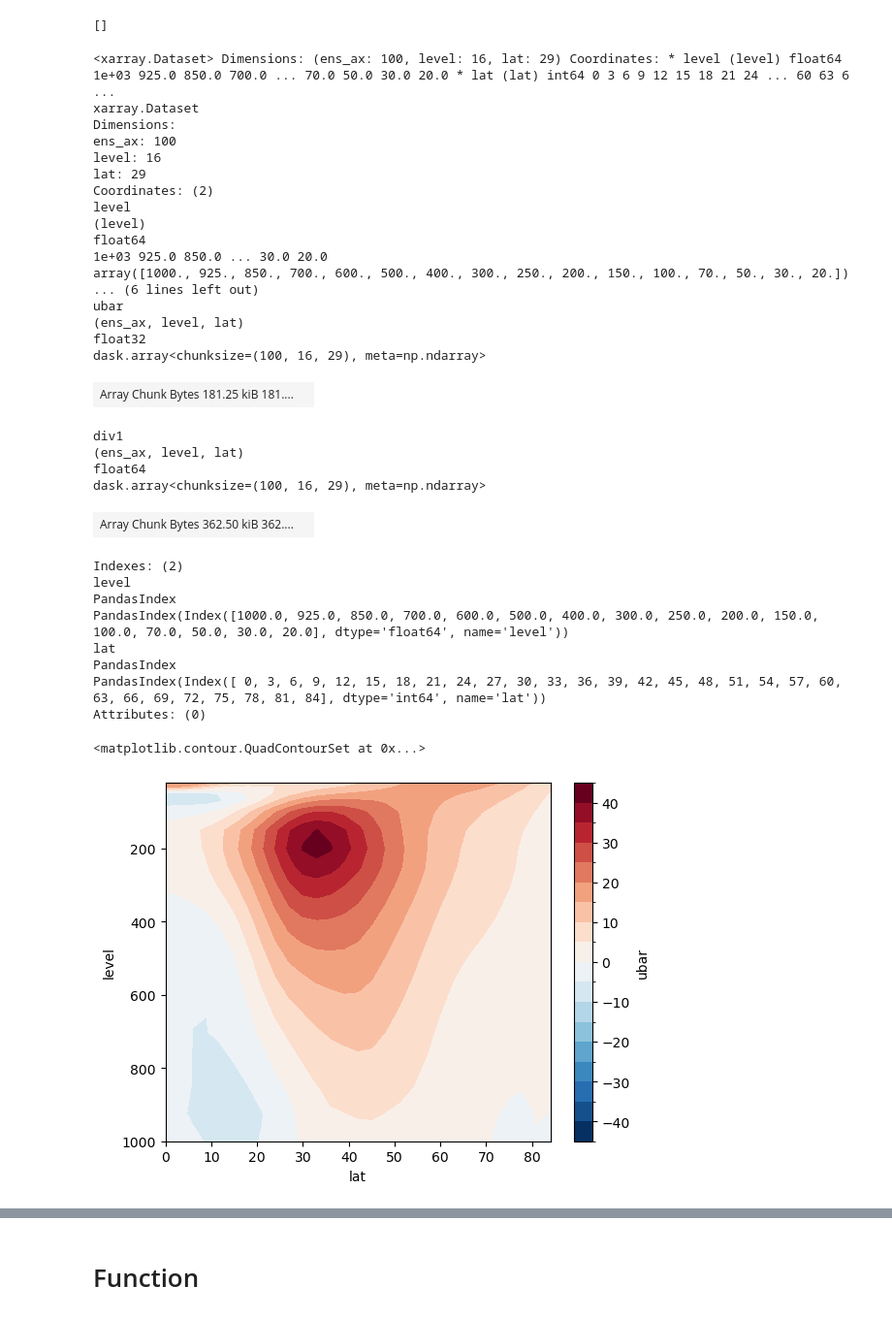
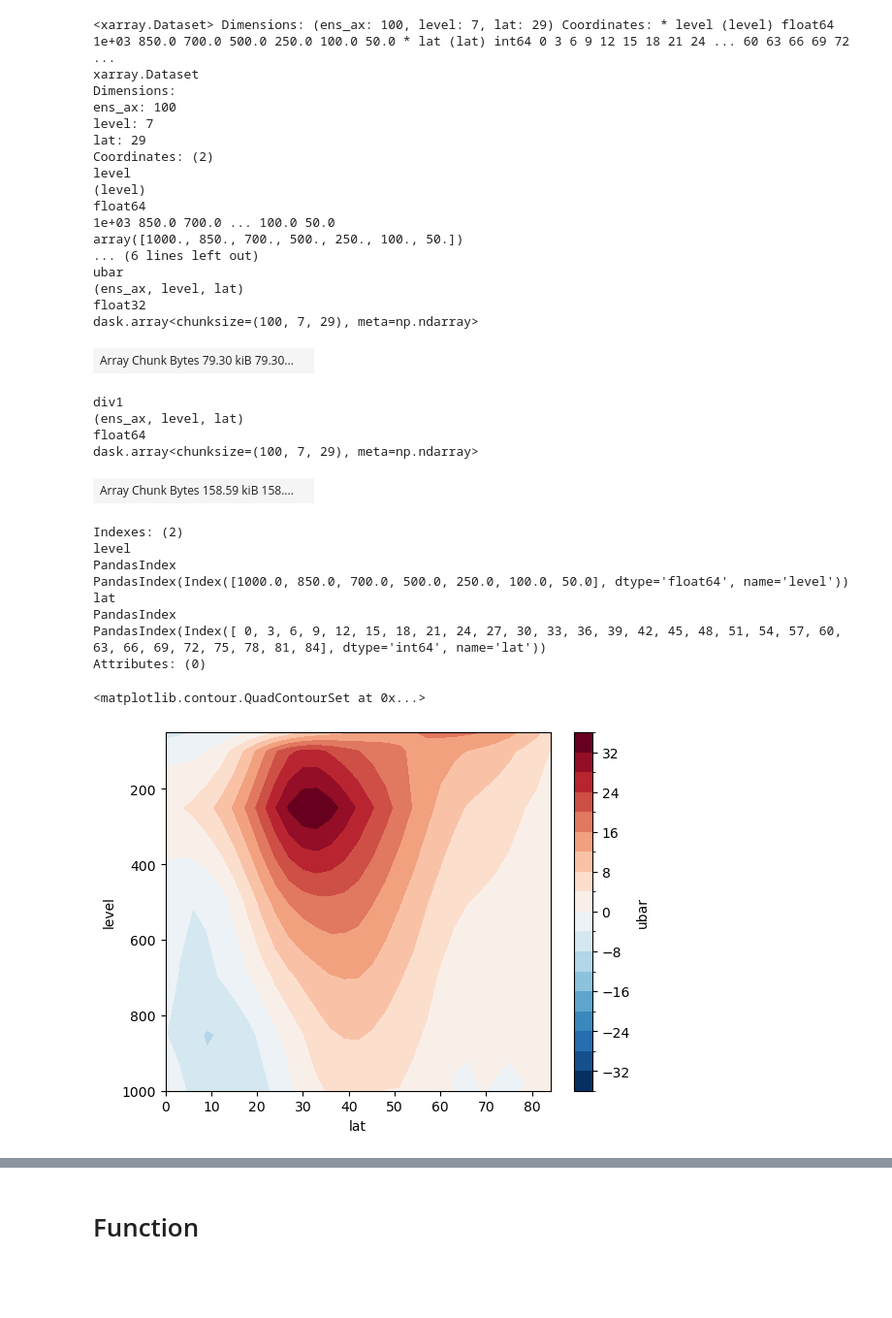
Before and after one commit to Caturrell/eddy_feedback, a Jupyter notebook: data_stuff/calculations/pamip.ipynb, the cells around one changed output, grey strips where cells are left out. Shown at 97% size. Cells and saved outputs as stored; diff of their text form; code cells hidden in the pictures; blank space fills up the shorter version.

```diff
--- a/data_stuff/calculations/pamip.ipynb
+++ b/data_stuff/calculations/pamip.ipynb
@@ -7,8 +7,3 @@ import numpy as np
 import sys
 sys.path.append('/home/users/cturrell/documents/eddy_feedback/')
 import functions.data_wrangling as data
-# %%
-files = glob.glob('/gws/nopw/j04/arctic_connect/cturrell/PAMIP_data/regridded/FGOALS-f3-L_3x3/all/*.nc')
-files
-# %% [output]
-[]
@@ -24,46 +10,47 @@ ds
 # %%
-ds = xr.open_mfdataset('/gws/nopw/j04/arctic_connect/cturrell/PAMIP_data/regridded/AWI_3x3_ef.nc')
+# ds = xr.open_mfdataset('/gws/nopw/j04/arctic_connect/cturrell/PAMIP_data/regridded/AWI_3x3_ef.nc')
 # ds = xr.open_mfdataset('/gws/nopw/j04/arctic_connect/cturrell/PAMIP_data/regridded/CanESM5_3x3_ef.nc')
+ds = xr.open_mfdataset('/gws/nopw/j04/arctic_connect/cturrell/PAMIP_data/regridded/FGOALS-f3-L_3x3_ef.nc')
 
 # Take seasonal mean
 ds = data.seasonal_dataset(ds, season='djf')
 ds = ds.mean('time')
 
 # Subset to NH and cut top of atmos. and poles
 ds = ds.sel(lat=slice(0,90))
 ds['level'] = ds['level'] / 100
 ds = ds.where(ds.level > 10., drop=True)
 ds = ds.sel(lat=slice(0,84))
 
 ds
 # %% [output]
-<xarray.Dataset> Dimensions: (ens_ax: 100, level: 16, lat: 29) Coordinates: * level (level) float64 1e+03 925.0 850.0 700.0 ... 70.0 50.0 30.0 20.0 * lat (lat) int64 0 3 6 9 12 15 18 21 24 ... 60 63 6 ...
+<xarray.Dataset> Dimensions: (ens_ax: 100, level: 7, lat: 29) Coordinates: * level (level) float64 1e+03 850.0 700.0 500.0 250.0 100.0 50.0 * lat (lat) int64 0 3 6 9 12 15 18 21 24 ... 60 63 66 69 72  ...
 xarray.Dataset
 Dimensions:
 ens_ax: 100
-level: 16
+level: 7
 lat: 29
 Coordinates: (2)
 level
 (level)
 float64
-1e+03 925.0 850.0 ... 30.0 20.0
-array([1000., 925., 850., 700., 600., 500., 400., 300., 250., 200., 150., 100., 70., 50., 30., 20.])
+1e+03 850.0 700.0 ... 100.0 50.0
+array([1000., 850., 700., 500., 250., 100., 50.])
 ... (6 lines left out)
 ubar
 (ens_ax, level, lat)
 float32
-dask.array<chunksize=(100, 16, 29), meta=np.ndarray>
+dask.array<chunksize=(100, 7, 29), meta=np.ndarray>
-| Array Chunk Bytes 181.25 kiB 181.... |  |
+| Array Chunk Bytes 79.30 kiB 79.30... |  |
 div1
 (ens_ax, level, lat)
 float64
-dask.array<chunksize=(100, 16, 29), meta=np.ndarray>
+dask.array<chunksize=(100, 7, 29), meta=np.ndarray>
-| Array Chunk Bytes 362.50 kiB 362.... |  |
+| Array Chunk Bytes 158.59 kiB 158.... |  |
 Indexes: (2)
 level
 PandasIndex
-PandasIndex(Index([1000.0, 925.0, 850.0, 700.0, 600.0, 500.0, 400.0, 300.0, 250.0, 200.0, 150.0, 100.0, 70.0, 50.0, 30.0, 20.0], dtype='float64', name='level'))
+PandasIndex(Index([1000.0, 850.0, 700.0, 500.0, 250.0, 100.0, 50.0], dtype='float64', name='level'))
 lat
 PandasIndex
 PandasIndex(Index([ 0, 3, 6, 9, 12, 15, 18, 21, 24, 27, 30, 33, 36, 39, 42, 45, 48, 51, 54, 57, 60, 63, 66, 69, 72, 75, 78, 81, 84], dtype='int64', name='lat'))
@@ -72,7 +59,7 @@ Attributes: (0)
 ds.ubar.mean('ens_ax').plot.contourf(yincrease=False, levels=20, yscale='linear')
 # %% [output]
 <matplotlib.contour.QuadContourSet at 0x...>
-[figure, old version]
+[figure, new version]
 # %%
 ds.div1.mean('ens_ax').plot.contourf(yincrease=False, levels=20, yscale='linear')
 # %% [output]
```
Also changed, not shown: parts of 7 cells of this notebook, 5 other files.
